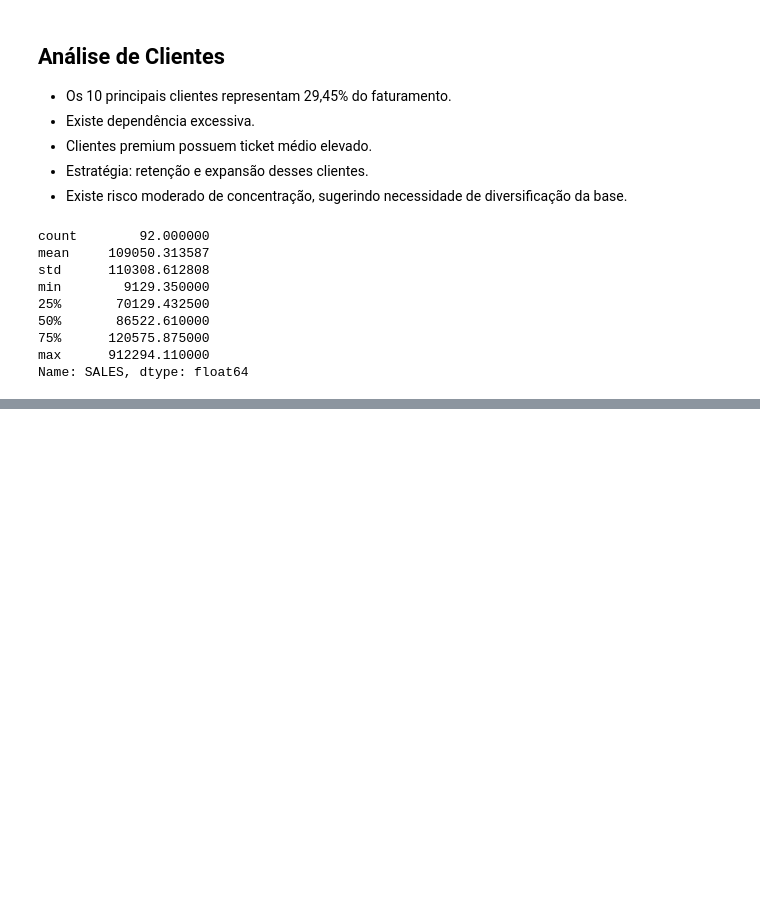
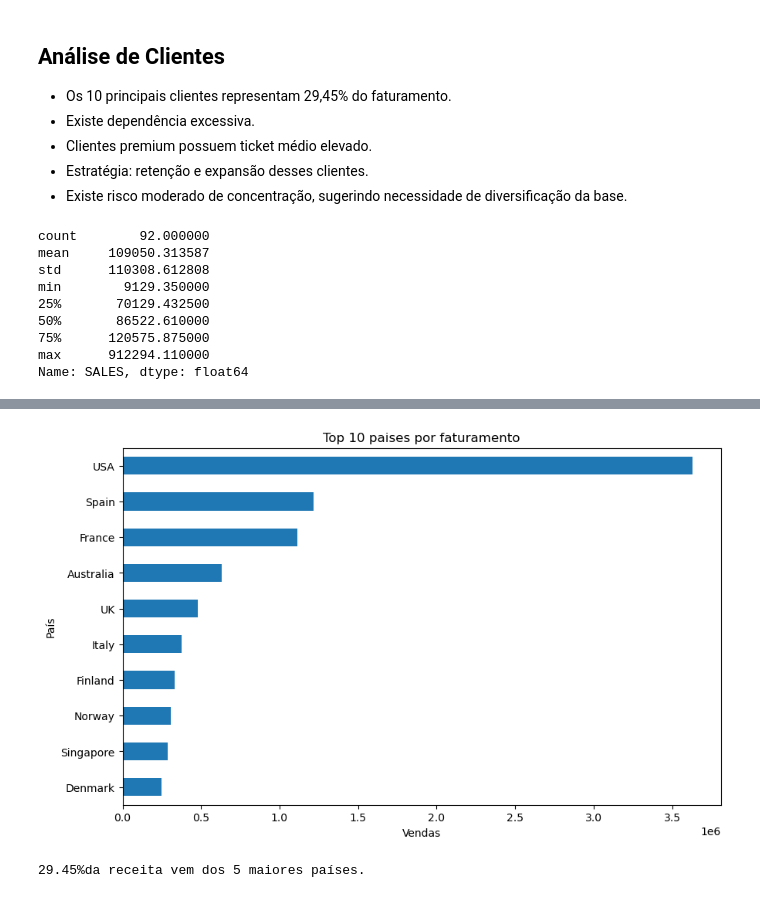
Before and after one commit to Jorge-print/data-portfolio-jorge, a Jupyter notebook: vendas/notebooks/analise_vendas.ipynb, the cells around one changed output, grey strips where cells are left out. Saved outputs shown, nothing was run; the diff lists cells and outputs as text; code cells hidden in the pictures; blank space fills up the shorter version.

```diff
--- a/vendas/notebooks/analise_vendas.ipynb
+++ b/vendas/notebooks/analise_vendas.ipynb
@@ -301,3 +301,10 @@ min        9129.350000
 75%      120575.875000
 max      912294.110000
 Name: SALES, dtype: float64
+# %%
+#Faturamento por país - top 10
+vendas_pais = (df.groupby("COUNTRY")["SALES"]
+               .sum()
+               .sort_values(ascending=False))
+
+vendas_pais.head(10)
@@ -303,0 +324,23 @@ Name: SALES, dtype: float64
+# %%
+top_paises = vendas_pais.head(10)
+
+plt.figure(figsize=(10,6))
+top_paises.sort_values().plot(kind="barh")
+
+plt.title("Top 10 paises por faturamento")
+plt.xlabel("Vendas")
+plt.ylabel("País")
+
+plt.show()
+# %% [output]
+[figure, added]
+# %%
+# Concentração Geográfica
+
+total_vendas = df["SALES"].sum()
+
+percentual_top5_paises = (top_paises.head(5).sum() / total_vendas) * 100
+
+print(f"{percentual_top10:.2f}%da receita vem dos 5 maiores países.")
+# %% [output]
+29.45%da receita vem dos 5 maiores países.
```
Also changed, not shown: parts of 5 cells of this notebook.
